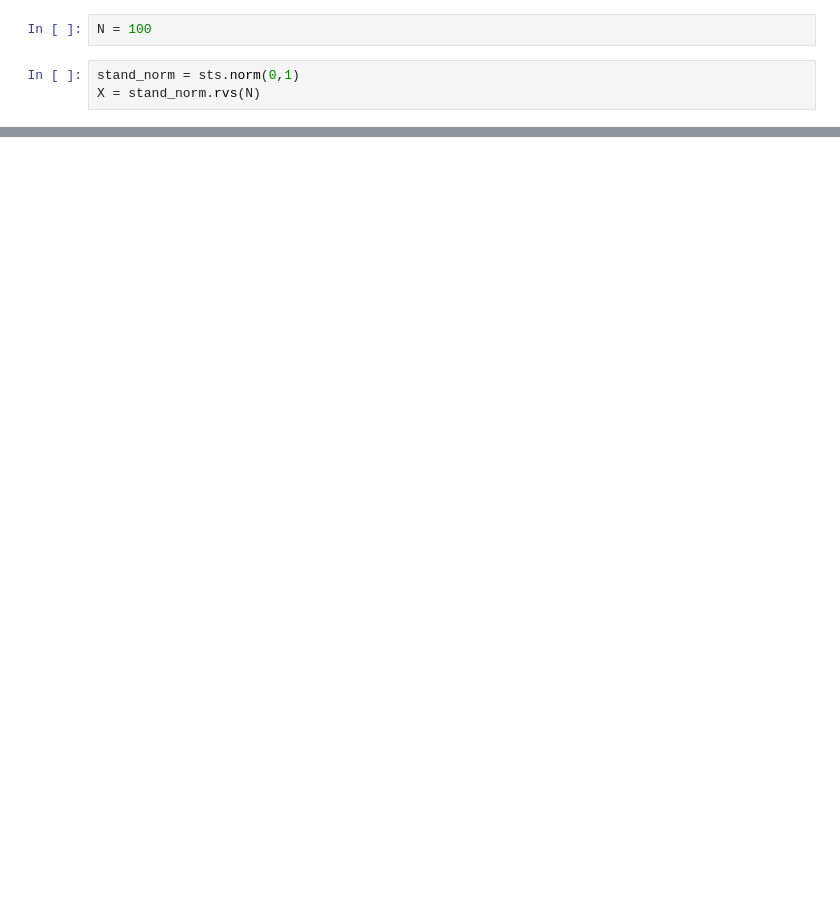
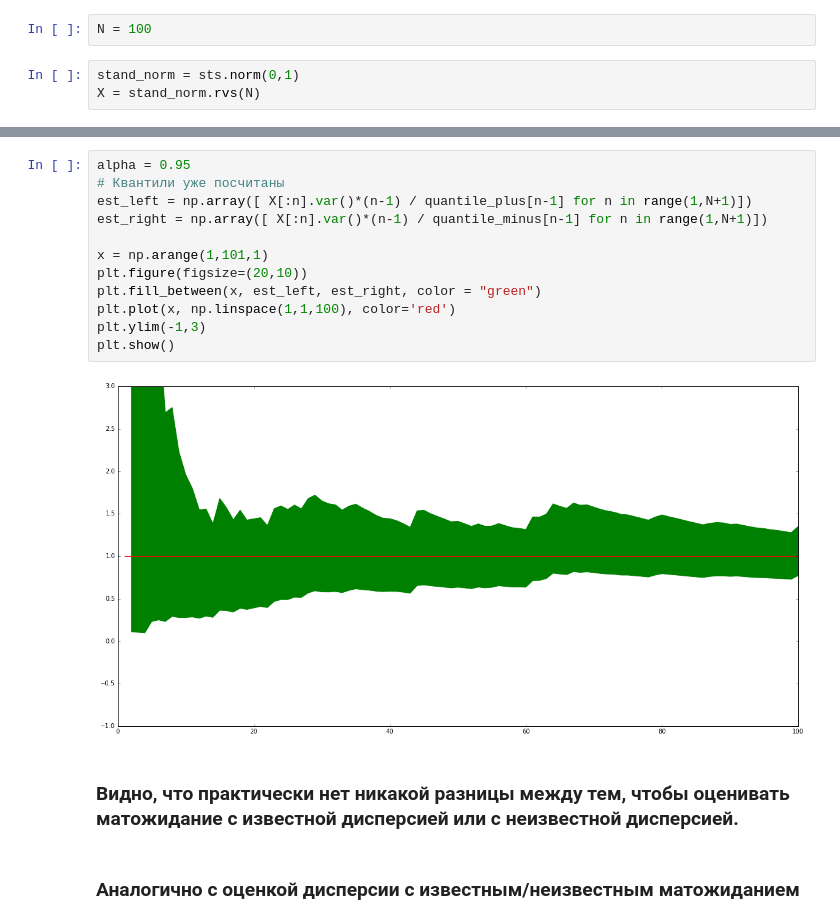
Before and after one commit to feezboom/MathStat, a Jupyter notebook: prac4/Karyamin_497_9_3.ipynb, the cells around one changed output, grey strips where cells are left out. Saved outputs shown, nothing was run; the diff lists cells and outputs as text; blank space fills up the shorter version.

```diff
--- a/prac4/Karyamin_497_9_3.ipynb
+++ b/prac4/Karyamin_497_9_3.ipynb
@@ -30,0 +158,18 @@ array([-0.44708362,  0.99824906,  0.68644615,  1.39066119,  0.59464214,
+# %%
+alpha = 0.95
+# Квантили уже посчитаны
+est_left = np.array([ X[:n].var()*(n-1) / quantile_plus[n-1] for n in range(1,N+1)])
+est_right = np.array([ X[:n].var()*(n-1) / quantile_minus[n-1] for n in range(1,N+1)])
+
+x = np.arange(1,101,1)
+plt.figure(figsize=(20,10))
+plt.fill_between(x, est_left, est_right, color = "green")
+plt.plot(x, np.linspace(1,1,100), color='red')
+plt.ylim(-1,3)
+plt.show()
+# %% [output]
+[figure, added]
+# %% [markdown]
+### Видно, что практически нет никакой разницы между тем, чтобы оценивать матожидание с известной дисперсией или с неизвестной дисперсией.
+# %% [markdown]
+### Аналогично с оценкой дисперсии с известным/неизвестным матожиданием
```
Also changed, not shown: parts of 18 cells of this notebook, 11 other files.
